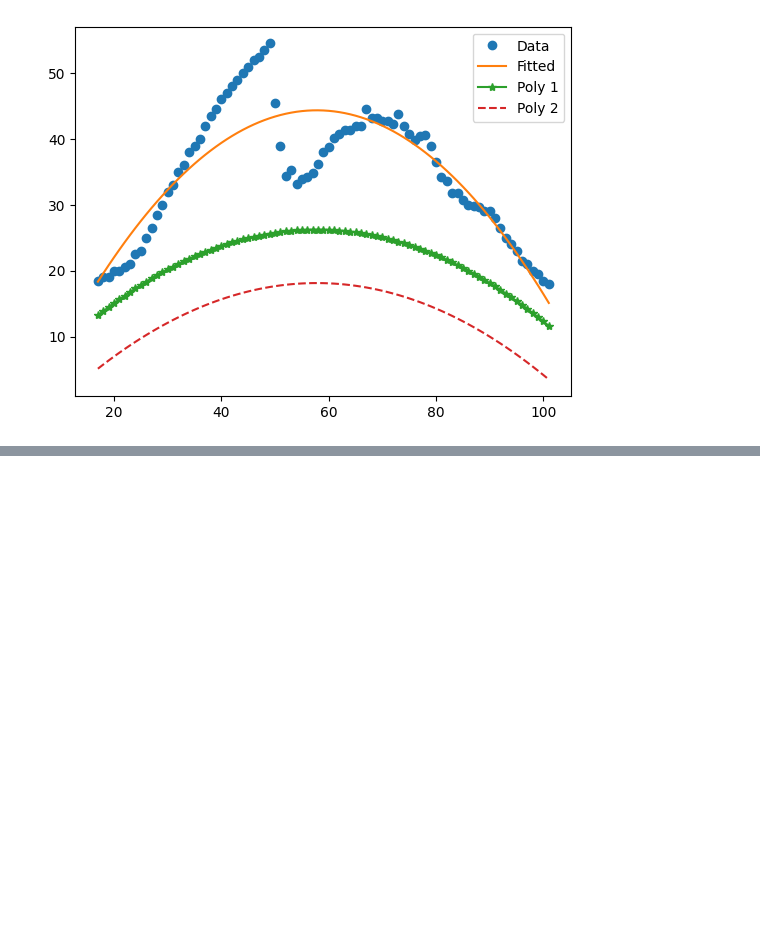
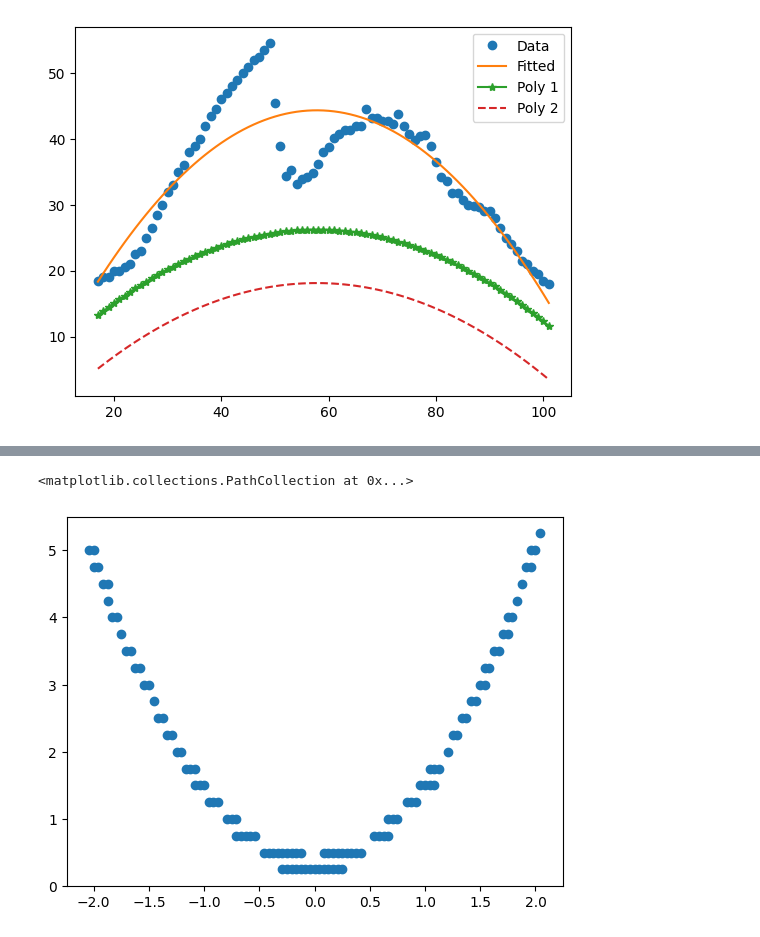
Before and after one commit to khachaturyan-1991/PlotExtract, a Jupyter notebook: WorkingBeast.ipynb, the cells around one changed output, grey strips where cells are left out. Cells and saved outputs as stored; diff of their text form; code cells hidden in the pictures; blank space fills up the shorter version.

```diff
--- a/WorkingBeast.ipynb
+++ b/WorkingBeast.ipynb
@@ -714,0 +804,8 @@ plt.show()
+# %%
+ty, tx = np.where(selected != 0)
+tx = (tx - 66) / 24
+ty = ((-1) * ty + 61) / 4
+plt.scatter(tx, ty)
+# %% [output]
+<matplotlib.collections.PathCollection at 0x...>
+[figure, added]
```
Also changed, not shown: parts of 16 cells of this notebook.
